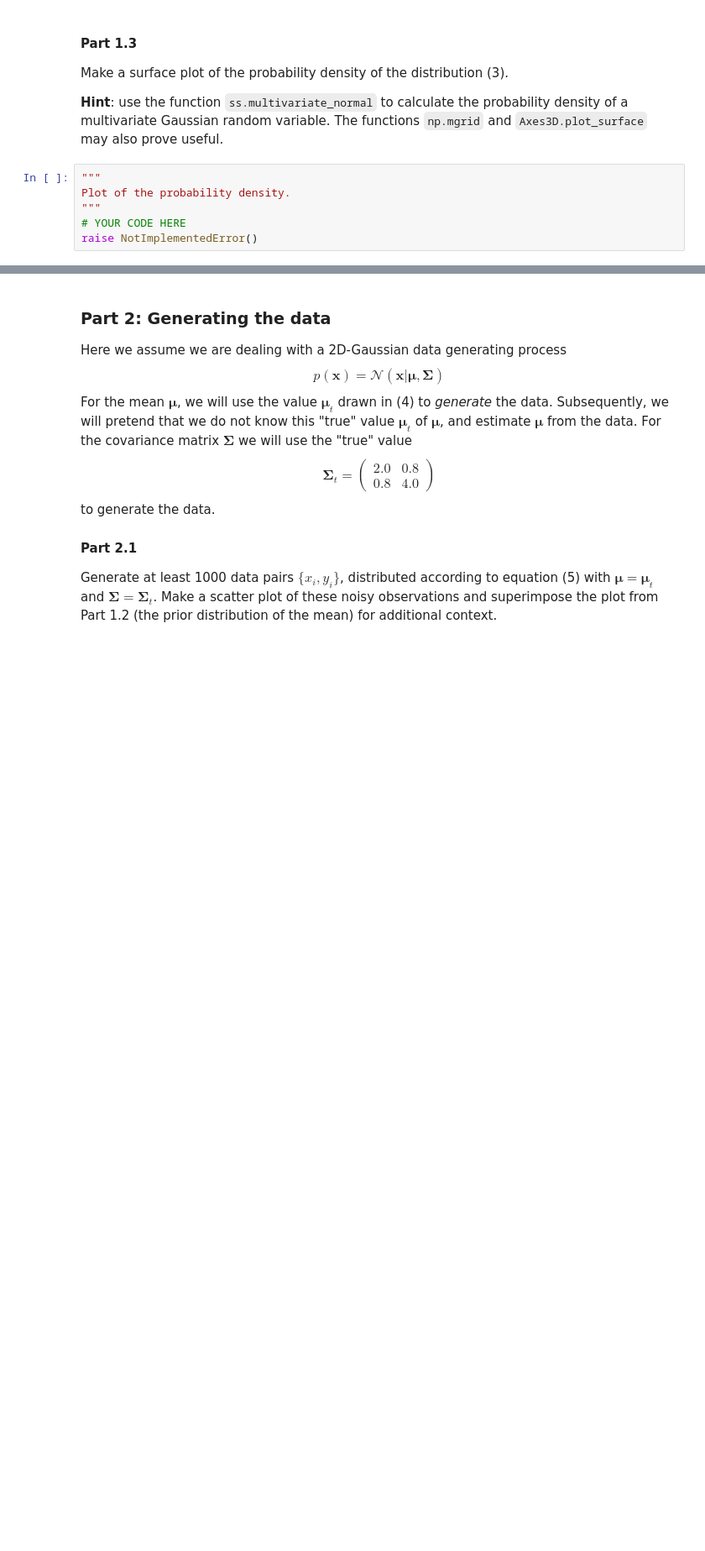
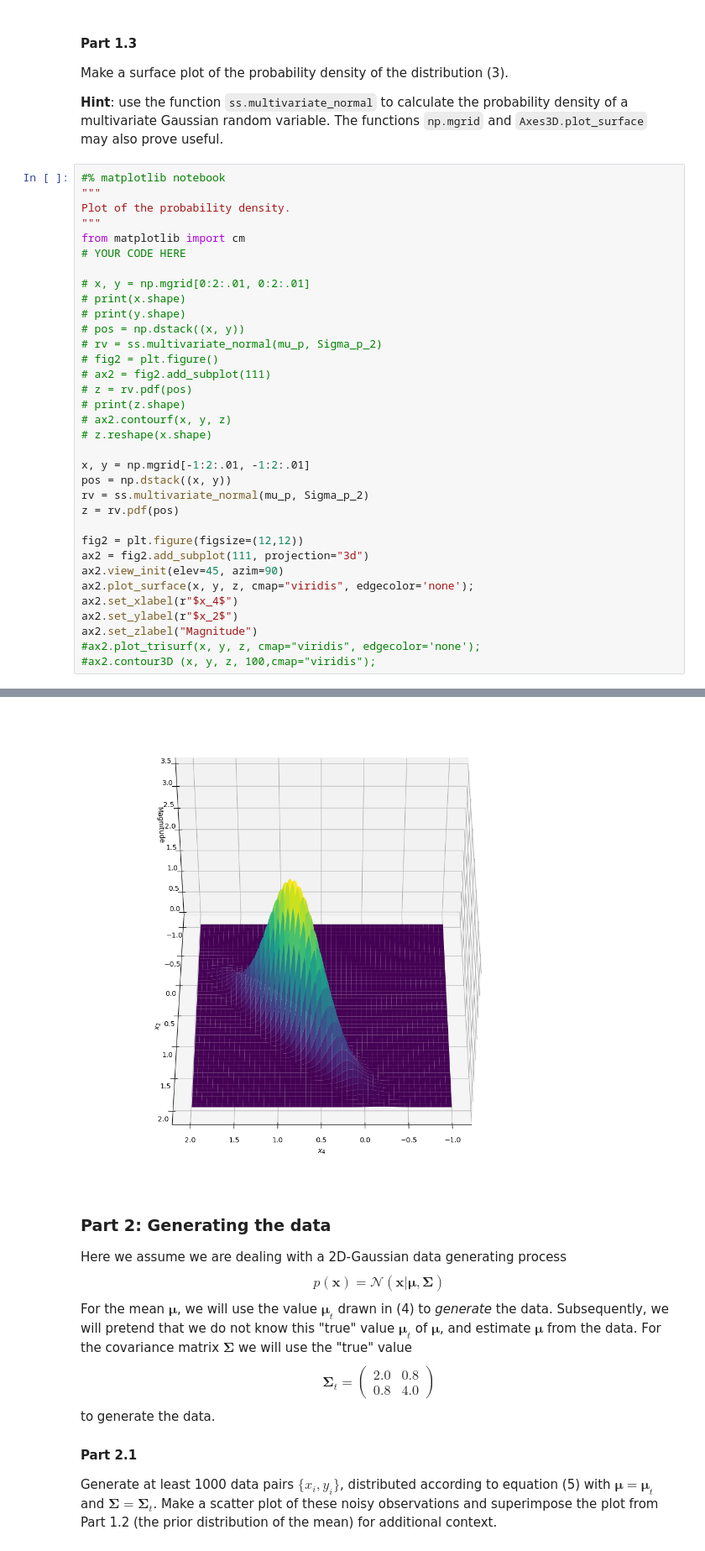
Before and after one commit to meraxion/SML24, a Jupyter notebook: SML24_as02/SML24_as02_3.ipynb, the cells around one changed output, grey strips where cells are left out. Shown at 84% size. Cells and saved outputs as stored; diff of their text form; blank space fills up the shorter version.

```diff
--- a/SML24_as02/SML24_as02_3.ipynb
+++ b/SML24_as02/SML24_as02_3.ipynb
@@ -108,9 +207,38 @@ raise NotImplementedError()
 Make a surface plot of the probability density of the distribution (3).
 
 **Hint**: use the function `ss.multivariate_normal` to calculate the probability density of a multivariate Gaussian random variable. The functions `np.mgrid` and `Axes3D.plot_surface` may also prove useful.
-# %%
-"""
-Plot of the probability density.
-"""
-# YOUR CODE HERE
-raise NotImplementedError()
+# %%
+#% matplotlib notebook
+"""
+Plot of the probability density.
+"""
+from matplotlib import cm
+# YOUR CODE HERE
+
+# x, y = np.mgrid[0:2:.01, 0:2:.01]
+# print(x.shape)
+# print(y.shape)
+# pos = np.dstack((x, y))
+# rv = ss.multivariate_normal(mu_p, Sigma_p_2)
+# fig2 = plt.figure()
+# ax2 = fig2.add_subplot(111)
+# z = rv.pdf(pos)
+# print(z.shape)
+# ax2.contourf(x, y, z)
+# z.reshape(x.shape)
+
+x, y = np.mgrid[-1:2:.01, -1:2:.01]
+pos = np.dstack((x, y))
+rv = ss.multivariate_normal(mu_p, Sigma_p_2)
+z = rv.pdf(pos)
+
+fig2 = plt.figure(figsize=(12,12))
+ax2 = fig2.add_subplot(111, projection="3d")
+ax2.view_init(elev=45, azim=90)
+ax2.plot_surface(x, y, z, cmap="viridis", edgecolor='none');
+ax2.set_xlabel(r"$x_4$")
+ax2.set_ylabel(r"$x_2$")
+ax2.set_zlabel("Magnitude")
+#ax2.plot_trisurf(x, y, z, cmap="viridis", edgecolor='none');
+#ax2.contour3D (x, y, z, 100,cmap="viridis");
+# %% [output]
@@ -117,3 +246,4 @@ raise NotImplementedError()
+[figure, added]
 # %% [markdown]
 ### Part 2: Generating the data
 Here we assume we are dealing with a 2D-Gaussian data generating process
```
Also changed, not shown: parts of 13 cells of this notebook, 2 other files.
